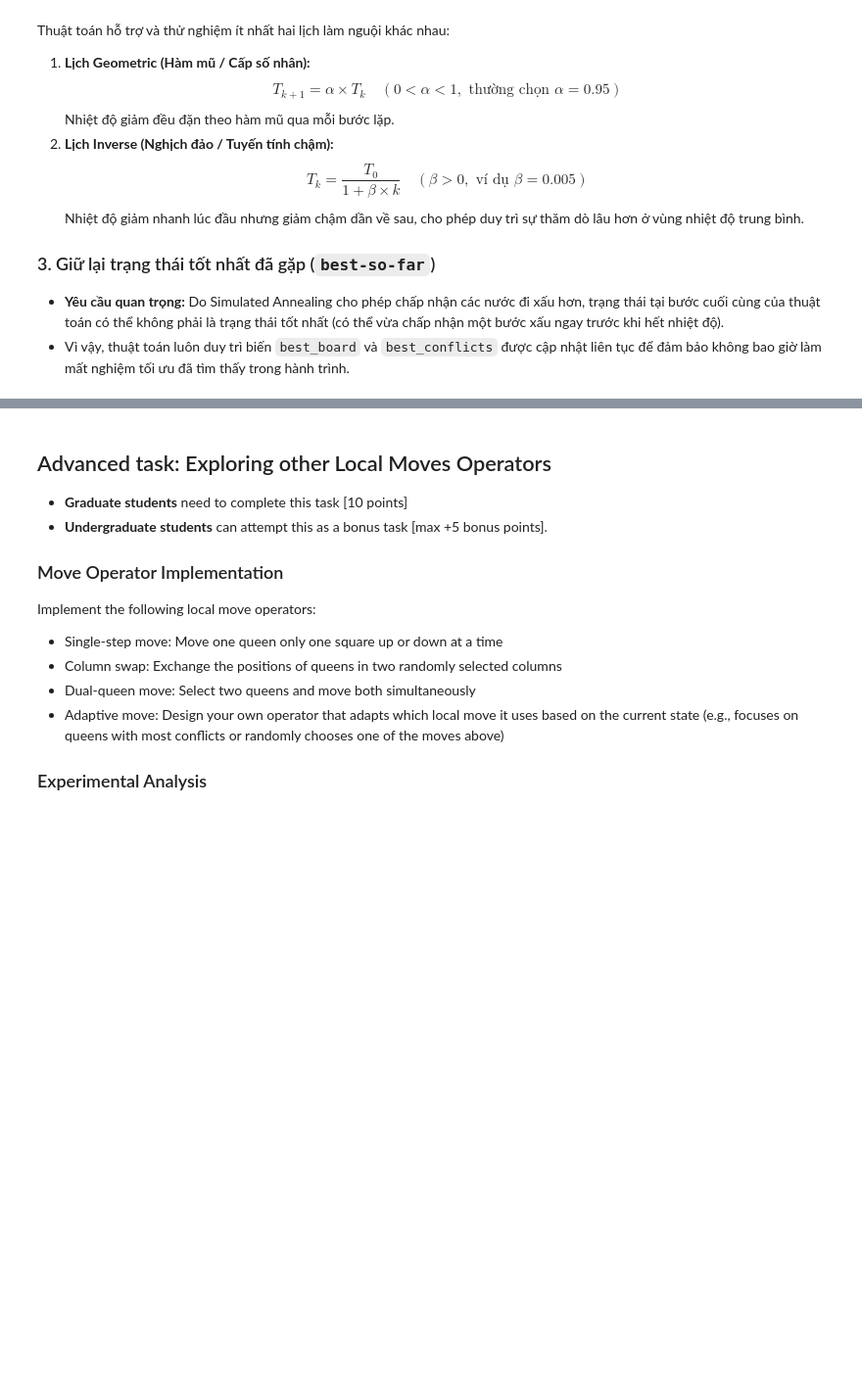
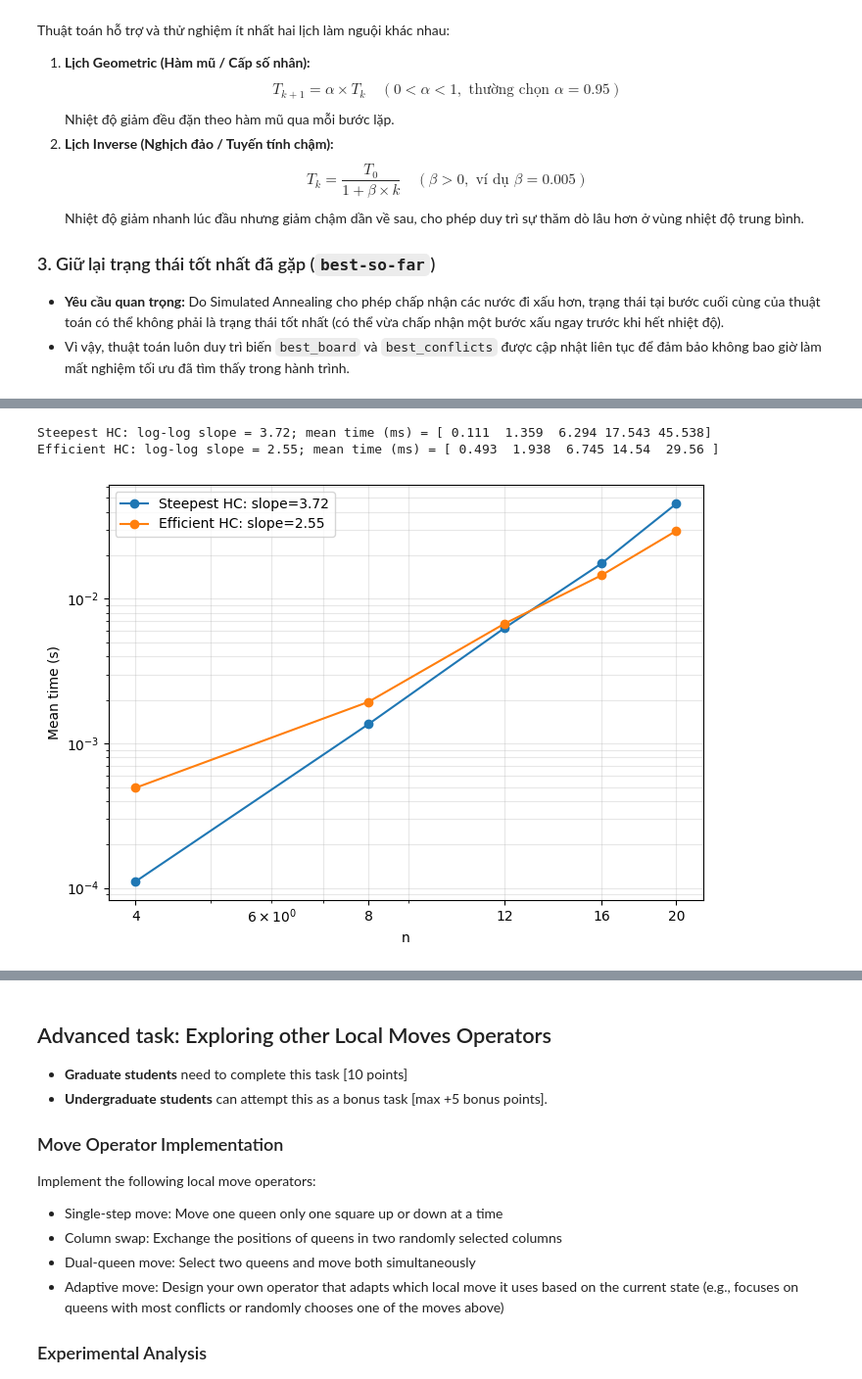
Before and after one commit to minhhailtv6a1/Team_Project_TTNTNC_2025_2026, a Jupyter notebook: lab04 - csp/n_queens.ipynb, the cells around one changed output, grey strips where cells are left out. Shown at 98% size. Saved outputs shown, nothing was run; the diff lists cells and outputs as text; code cells hidden in the pictures; blank space fills up the shorter version.

```diff
--- a/lab04 - csp/n_queens.ipynb
+++ b/lab04 - csp/n_queens.ipynb
@@ -793,0 +828,15 @@ Identify which algorithm scales best for large problem sizes and explain why.
+# %%
+scale_configs = {k: configs[k] for k in ('Steepest HC', 'Efficient HC')}
+scale_records = benchmark(scale_configs, (4, 8, 12, 16, 20), range(2000, 2010))
+fig, ax = plt.subplots(figsize=(7, 5))
+for label in scale_configs:
+    ns = np.array([4, 8, 12, 16, 20])
+    times = np.array([mean(r['runtime_s'] for r in scale_records if r['n'] == n and r['algorithm'] == label) for n in ns])
+    slope, intercept = np.polyfit(np.log(ns), np.log(times), 1)
+    ax.loglog(ns, times, 'o-', label=f'{label}: slope={slope:.2f}')
+    print(f'{label}: log-log slope = {slope:.2f}; mean time (ms) = {np.round(times*1000, 3)}')
+ax.set_xticks(ns, labels=ns); ax.set_xlabel('n'); ax.set_ylabel('Mean time (s)'); ax.grid(True, which='both', alpha=.3); ax.legend(); fig.tight_layout(); plt.show()
+# %% [output]
+Steepest HC: log-log slope = 3.72; mean time (ms) = [ 0.111  1.359  6.294 17.543 45.538]
+Efficient HC: log-log slope = 2.55; mean time (ms) = [ 0.493  1.938  6.745 14.54  29.56 ]
+[figure, added]
```
Also changed, not shown: parts of 21 cells of this notebook, 1 other file.
